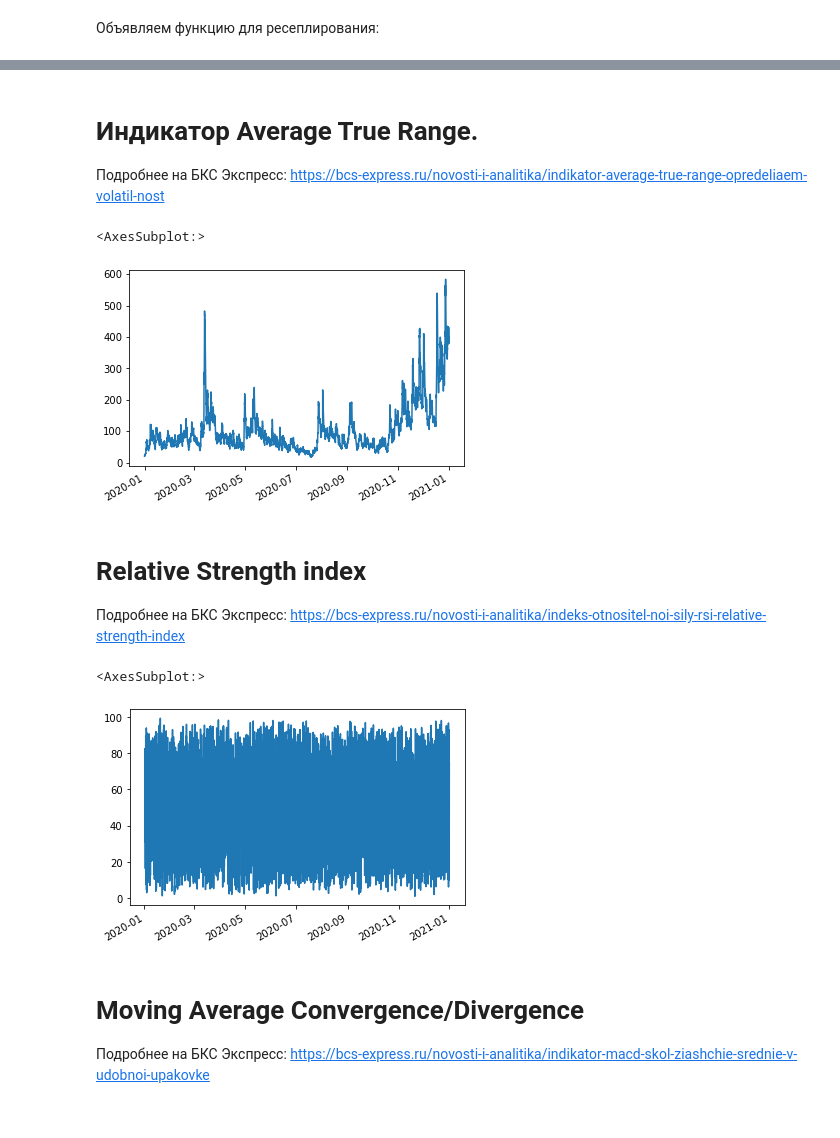
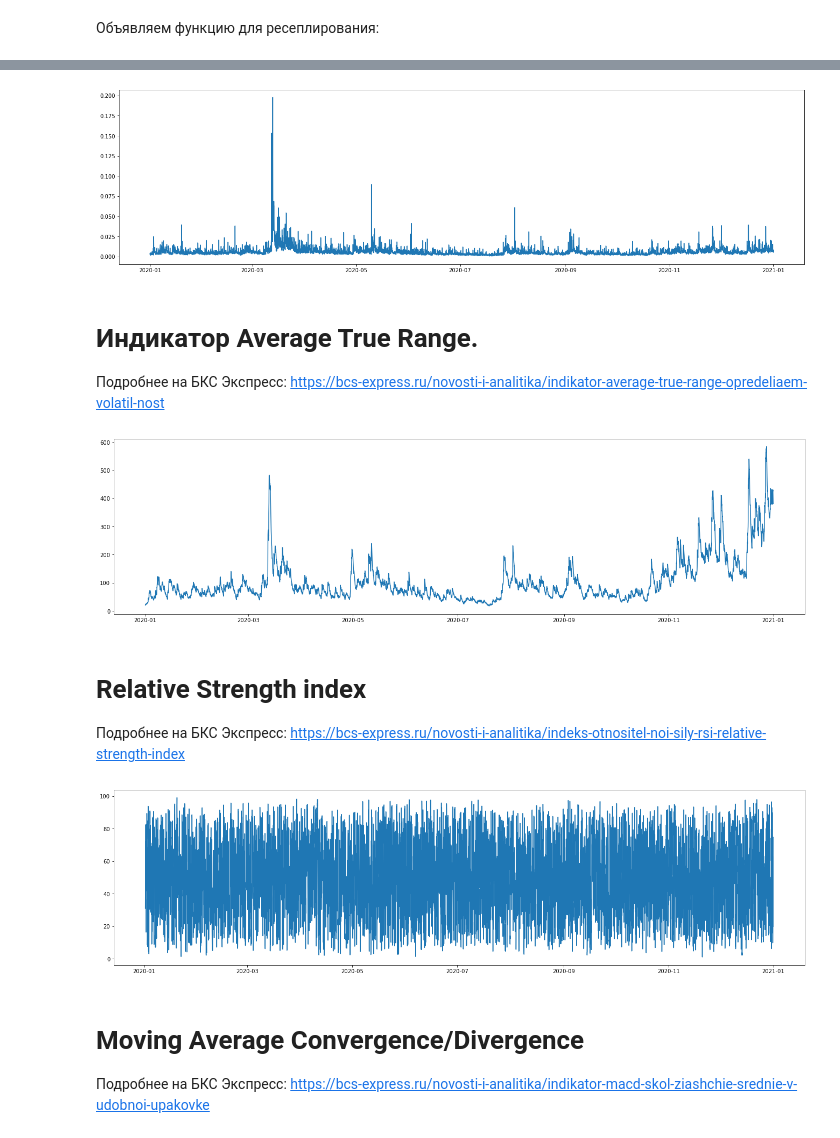
Before and after one commit to lantalex/cmf_relized_vol_prediction, a Jupyter notebook: week-2.ipynb, the cells around one changed output, grey strips where cells are left out. Cells and saved outputs as stored; diff of their text form; code cells hidden in the pictures.

```diff
--- a/week-2.ipynb
+++ b/week-2.ipynb
@@ -67,0 +66,6 @@ df_1h.head()
+# %%
+plt.figure(figsize=(23,6))
+plt.plot(df_1h['vol'])
+plt.show()
+# %% [output]
+[figure, added]
@@ -84,10 +94,12 @@ def attach_ATR(df, n):
         df['atr'][i] = (df['atr'][i-1] * (n-1) + true_range[i]) / n
 # %%
 attach_ATR(df_1h, 14)
-df_1h['atr'].plot()
-# %% [output]
-<AxesSubplot:>
-[figure, removed]
+# %%
+plt.figure(figsize=(23,6))
+plt.plot(df_1h['atr'])
+plt.show()
+# %% [output]
+[figure, added]
 # %% [markdown]
 
 # Relative Strength index
@@ -119,10 +131,12 @@ def attach_RSI(df, n):
         df['rsi'][period_start_idx] = 100.0 - 100.0 / (1.0 + rs)
 # %%
 attach_RSI(df_1h, 14)
-df_1h['rsi'].plot()
-# %% [output]
-<AxesSubplot:>
-[figure, removed]
+# %%
+plt.figure(figsize=(23,6))
+plt.plot(df_1h['rsi'])
+plt.show()
+# %% [output]
+[figure, added]
 # %% [markdown]
 #  Moving Average Convergence/Divergence
 
```
Also changed, not shown: parts of 8 cells of this notebook.
